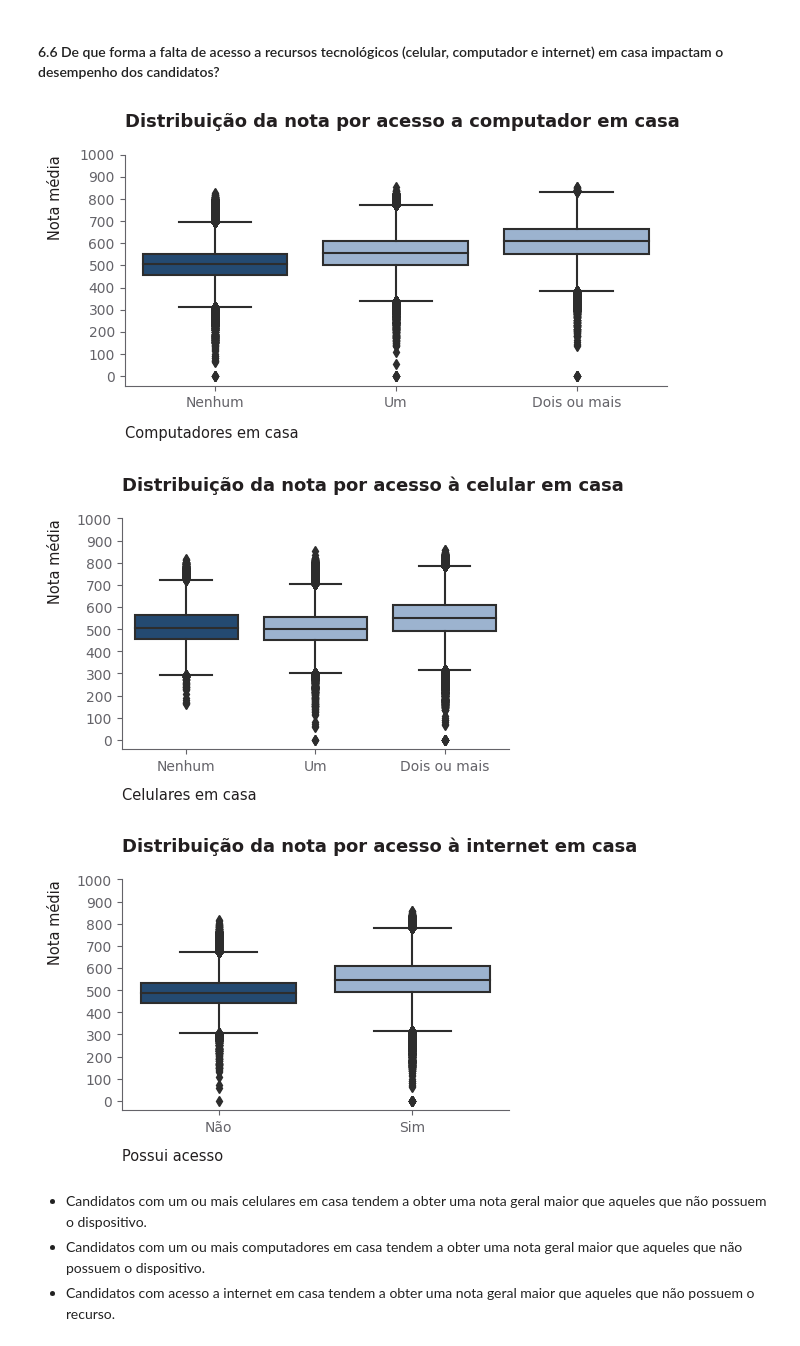
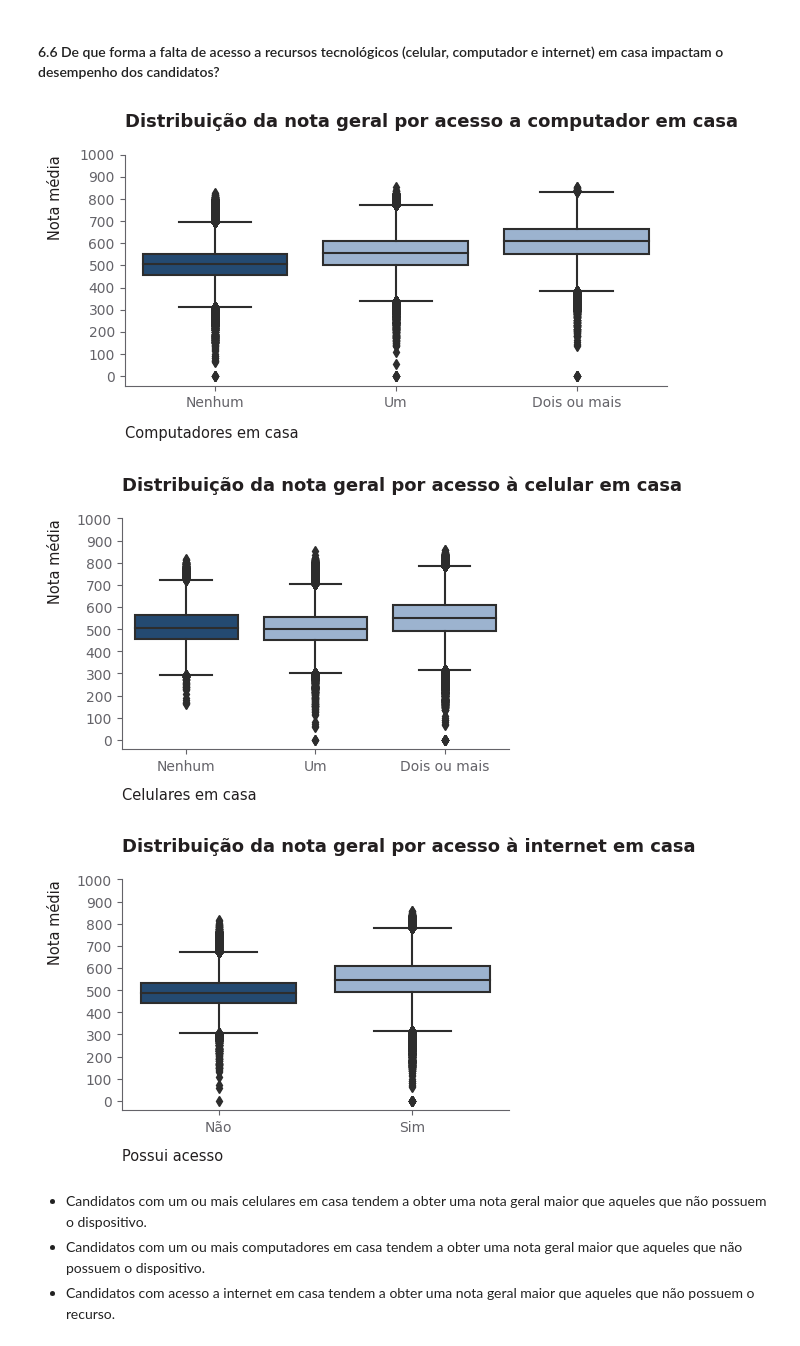
Before and after one commit to allmeidaapedro/Enem-Analysis, a Jupyter notebook: notebooks/2_eda.ipynb, the cells around one changed output. Drawn from its saved outputs; the diff is of its cells as text; code cells hidden in the pictures.

```diff
--- a/notebooks/2_eda.ipynb
+++ b/notebooks/2_eda.ipynb
@@ -542,24 +542,24 @@ barh_plot(esc_mae_grade, 'escolaridade_mae', 'nota_media',
 # %% [markdown]
 #### 6.6 De que forma a falta de acesso a recursos tecnológicos (celular, computador e internet) em casa impactam o desempenho dos candidatos?
 # %%
-bivariate_boxplot(performance_df, title='Distribuição da nota por acesso a computador em casa',
+bivariate_boxplot(performance_df, title='Distribuição da nota geral por acesso a computador em casa',
         xlabel='Computadores em casa', xtick_range=range(3), xtick_labels=['Nenhum', 'Um', 'Dois ou mais'],
         ylabel='Nota média', ytick_labels=range(0, 1001, 100), y_step=100, boxplot_palette=[AZUL1, AZUL3, AZUL3], figsize=(7, 3), title_size=13, labelpad=12,
         label_size=10.5, tick_size=10, y='nota_media', x='possui_computador_em_casa', order=['Não', 'Um', 'Dois ou mais'], title_loc='left')
 
-bivariate_boxplot(performance_df, title='Distribuição da nota por acesso à celular em casa',
+bivariate_boxplot(performance_df, title='Distribuição da nota geral por acesso à celular em casa',
         xlabel='Celulares em casa', xtick_range=range(3), xtick_labels=['Nenhum', 'Um', 'Dois ou mais'],
         ylabel='Nota média', ytick_labels=range(0, 1001, 100), y_step=100, boxplot_palette=[AZUL1, AZUL3, AZUL3], figsize=(5, 3), title_size=13, labelpad=10,
         label_size=10.5, tick_size=10, y='nota_media', x='possui_celular_em_casa', order=['Não', 'Um', 'Dois ou mais'], title_loc='left')
 
-bivariate_boxplot(performance_df, title='Distribuição da nota por acesso à internet em casa',
+bivariate_boxplot(performance_df, title='Distribuição da nota geral por acesso à internet em casa',
         xlabel='Possui acesso', xtick_range=range(2), xtick_labels=['Não', 'Sim'],
         ylabel='Nota média', ytick_labels=range(0, 1001, 100), y_step=100, boxplot_palette=[AZUL1, AZUL3, AZUL3], figsize=(5, 3), title_size=13, labelpad=10,
         label_size=10.5, tick_size=10, y='nota_media', x='acesso_internet_em_casa', order=['Não', 'Sim'])
 # %% [output]
-[figure, old version]
+[figure, new version]
-[figure, old version]
+[figure, new version]
-[figure, old version]
+[figure, new version]
 # %% [markdown]
 - Candidatos com um ou mais celulares em casa tendem a obter uma nota geral maior que aqueles que não possuem o dispositivo.
 - Candidatos com um ou mais computadores em casa tendem a obter uma nota geral maior que aqueles que não possuem o dispositivo.
```
Also changed, not shown: parts of 1 cell of this notebook, 17 other files.
